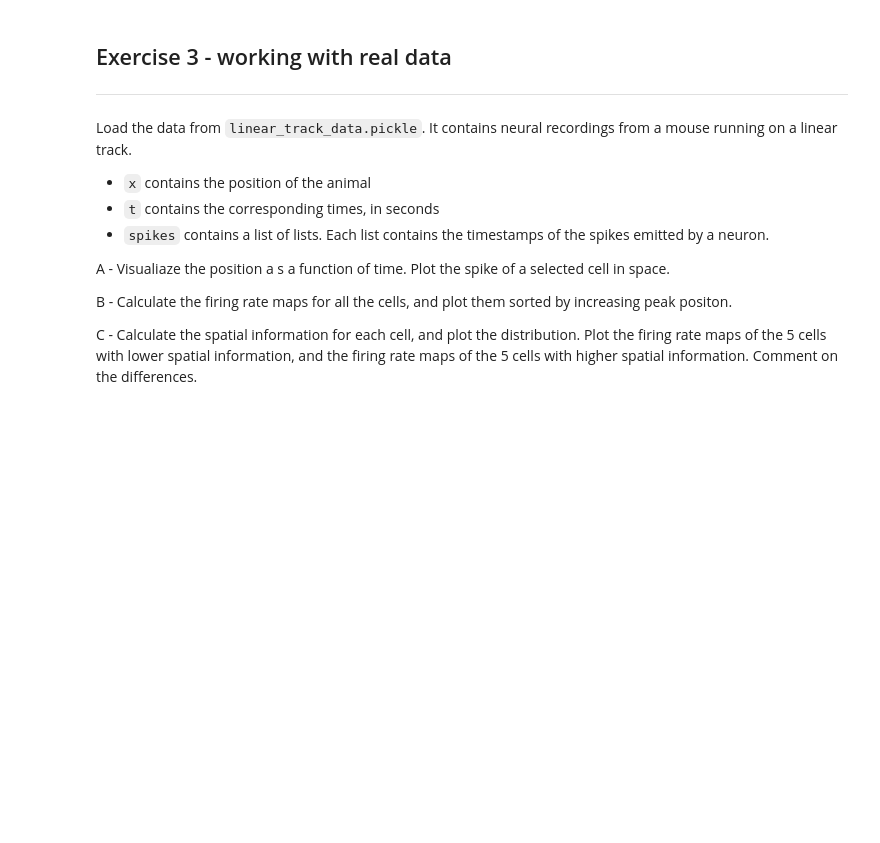
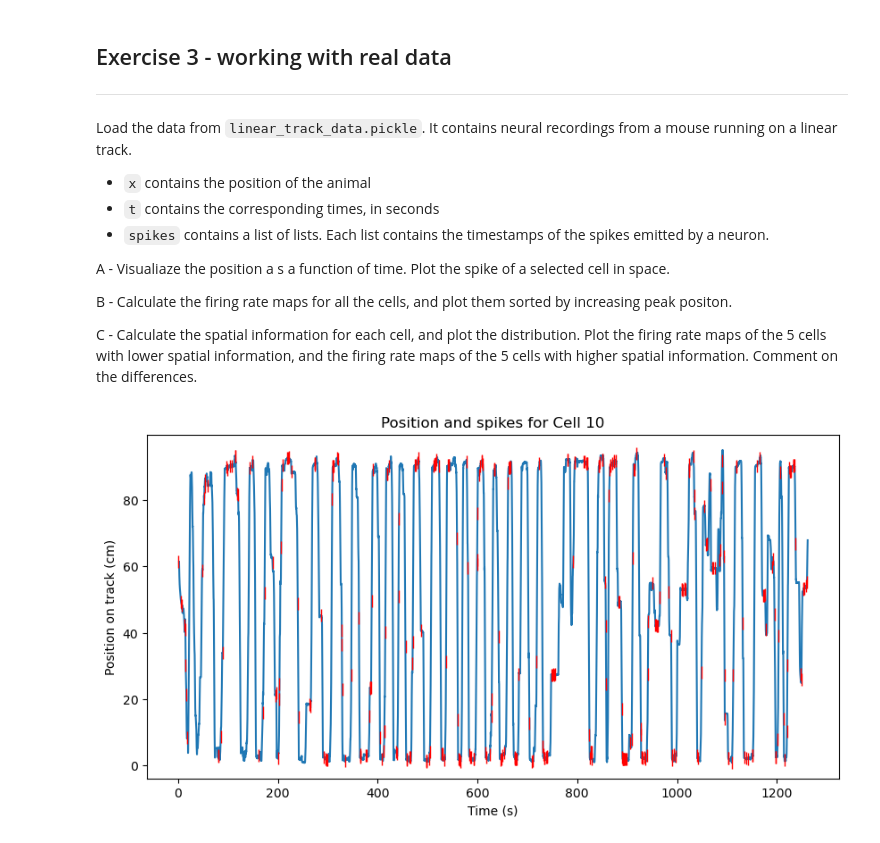
Before and after one commit to lschlinkheider/neuroanalysis, a Jupyter notebook: single_cell_analysis/01-tuning-curves/exercises.ipynb, the cells around one changed output. Drawn from its saved outputs; the diff is of its cells as text; code cells hidden in the pictures; blank space fills up the shorter version.

```diff
--- a/single_cell_analysis/01-tuning-curves/exercises.ipynb
+++ b/single_cell_analysis/01-tuning-curves/exercises.ipynb
@@ -492,7 +492,31 @@ B - Calculate the firing rate maps for all the cells, and plot them sorted by in
 
 C - Calculate the spatial information for each cell, and plot the distribution. Plot the firing rate maps of the 5 cells with lower spatial information, and the firing rate maps of the 5 cells with higher spatial information. Comment on the differences.
 # %%
-# load data --> doesnt work
-# download_data('https://surfdrive.surf.nl/files/index.php/s/z7mMiznEWOT0Iak')
-# with open('data/linear_track_data.pickle', 'rb') as handle:
-#     data = pickle.load(handle)
+# load data
+download_data('https://surfdrive.surf.nl/files/index.php/s/z7mMiznEWOT0Iak')
+with open('data/linear_track_data.pickle', 'rb') as handle:
+    data = pickle.load(handle)
+
+location = data['x']
+time = data['t']
+spikes = data['spikes']
+fps = 30
+n_cells = len(spikes)
+# %%
+# Part A: Position as a function of time with activity of a single cell highlighted
+
+# select single cell
+cell_index = 10
+cell_spike_times = spikes[cell_index]
+cell_spike_positions = np.interp(cell_spike_times, time, location)
+
+# Plot
+plt.figure(figsize=(10,5))
+plt.plot(time, location)
+plt.plot(cell_spike_times, cell_spike_positions, 'r|', markersize=10)
+plt.xlabel('Time (s)')
+plt.ylabel('Position on track (cm)')
+plt.title(f'Position and spikes for Cell {cell_index}')
+plt.show()
+# %% [output]
+[figure, added]
```
Also changed, not shown: parts of 5 cells of this notebook.
